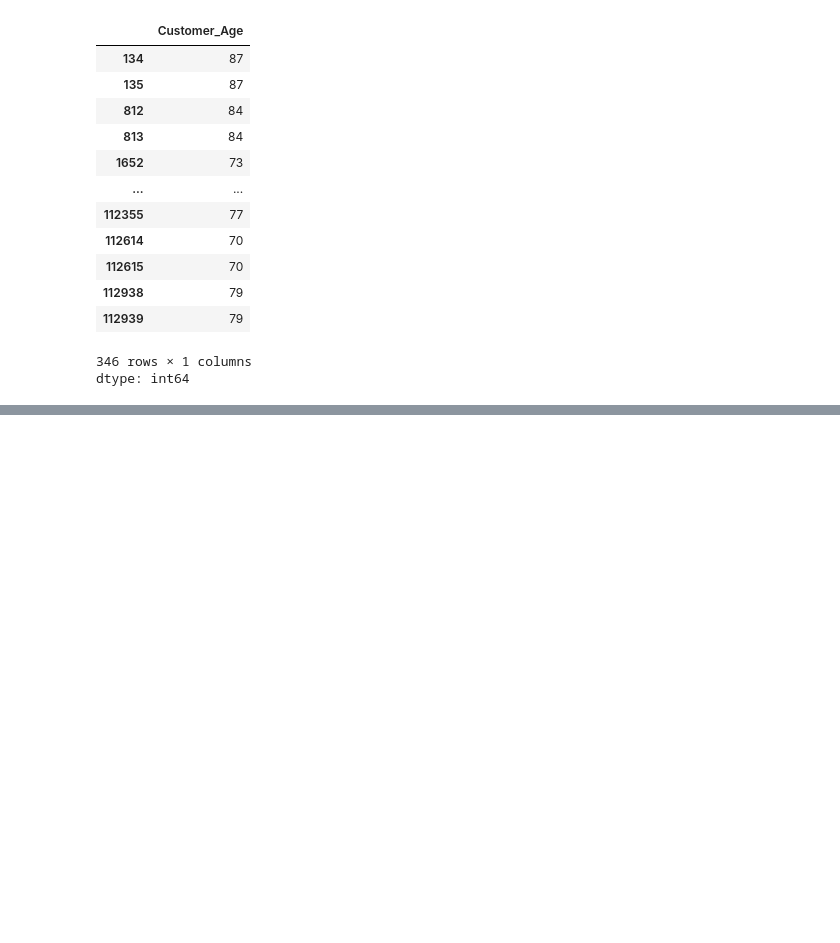
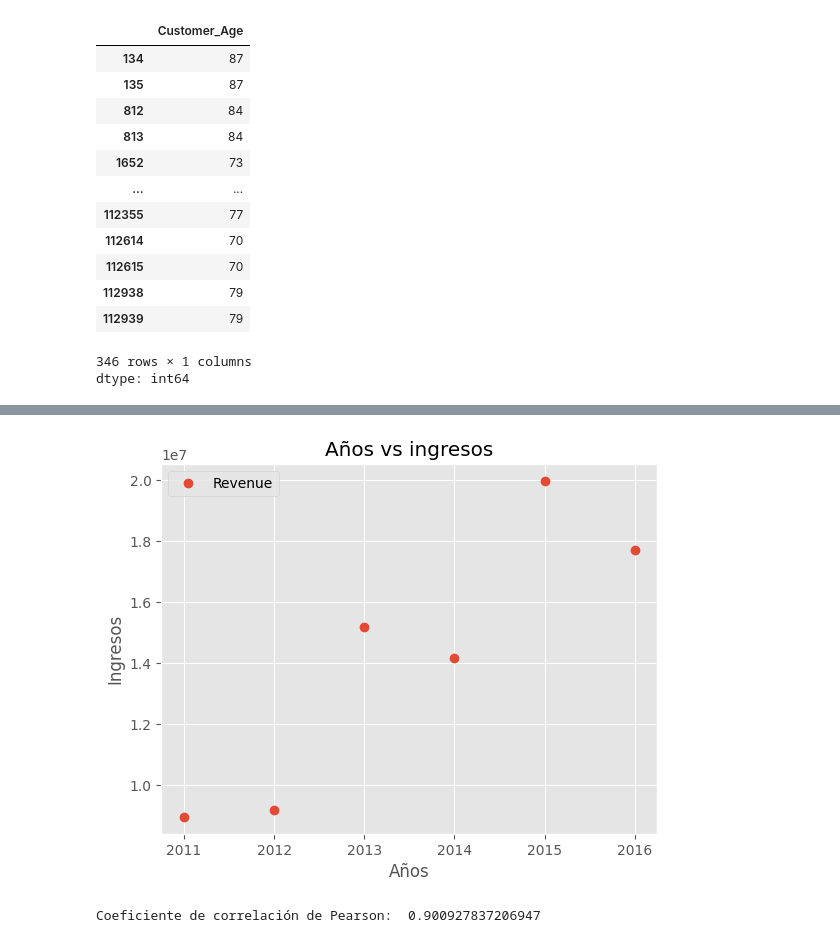
Before and after one commit to hectorlehmann/data_science_1, a Jupyter notebook: ProyectoDS_parte1_Hector_Lehmann.ipynb, the cells around one changed output, grey strips where cells are left out. Saved outputs shown, nothing was run; the diff lists cells and outputs as text; code cells hidden in the pictures; blank space fills up the shorter version.

```diff
--- a/ProyectoDS_parte1_Hector_Lehmann.ipynb
+++ b/ProyectoDS_parte1_Hector_Lehmann.ipynb
@@ -782,0 +796,4 @@ dtype: int64
+# %%
+#SE PROCEDE A ELIMINARLAS
+df.drop(df[df["Revenue"] > 50000].index, inplace=True)
+df.reset_index(drop=True, inplace=True)
@@ -782,0 +802,3 @@ dtype: int64
+# %%
+ingresos_por_año = df.groupby(["Year"])["Revenue"].sum().sort_values(ascending = True ).reset_index()
+ingresos_por_año
@@ -782,0 +813,17 @@ dtype: int64
+# %%
+ingresos_por_año.plot(x='Year', y='Revenue', style="o")
+plt.title('Años vs ingresos')
+plt.xlabel('Años')
+plt.ylabel('Ingresos')
+plt.show()
+# %% [output]
+[figure, added]
+# %%
+# Calcular el coeficiente de correlación entre X e Y
+corr_coeff =ingresos_por_año['Year'].corr(ingresos_por_año['Revenue'], method='pearson')
+
+# Imprimir el coeficiente de correlación
+
+print("Coeficiente de correlación de Pearson: ", corr_coeff)
+# %% [output]
+Coeficiente de correlación de Pearson:  0.900927837206947
```
Also changed, not shown: parts of 31 cells of this notebook.
